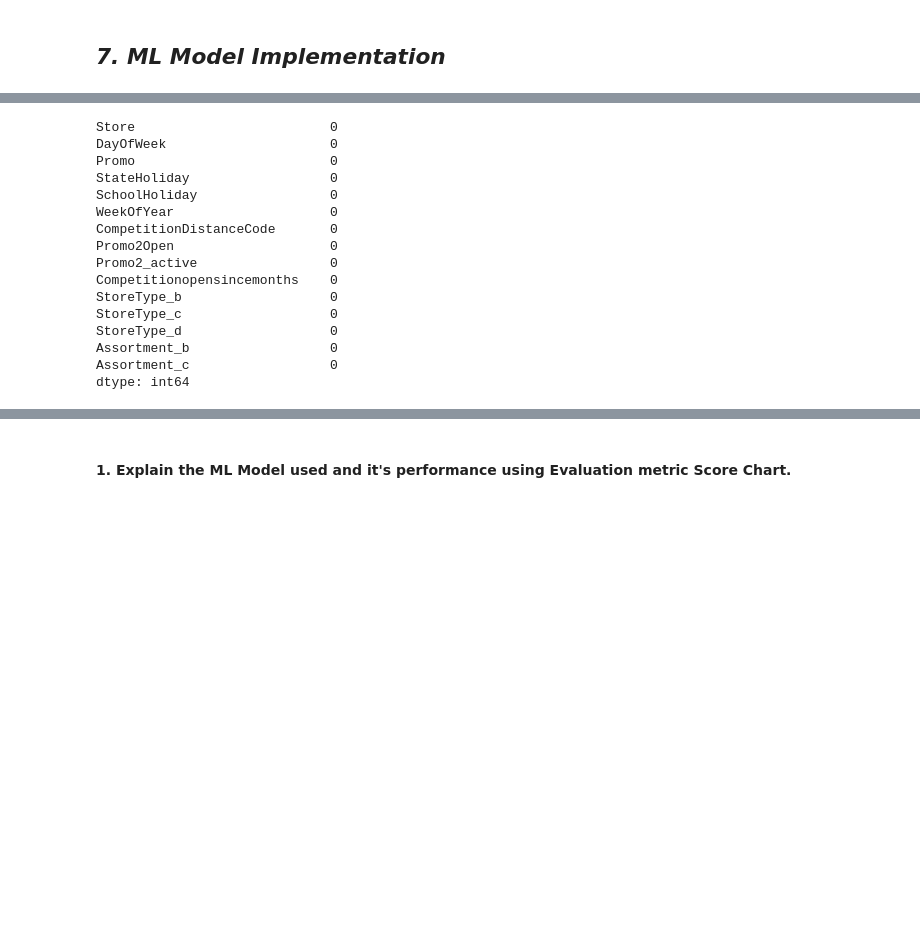
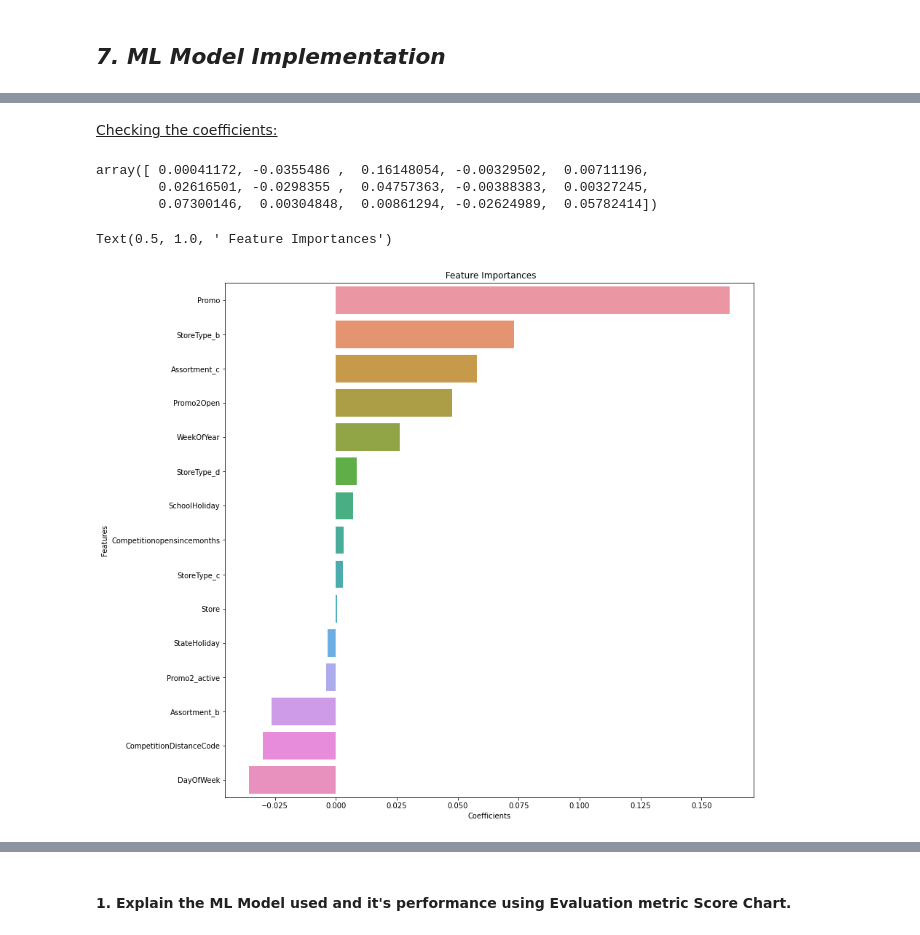
Before and after one commit to makdatascience/Retail_Sales_Prediction, a Jupyter notebook: Retail_Sales_Prediction.ipynb, the cells around one changed output, grey strips where cells are left out. Saved outputs shown, nothing was run; the diff lists cells and outputs as text; code cells hidden in the pictures; blank space fills up the shorter version.

```diff
--- a/Retail_Sales_Prediction.ipynb
+++ b/Retail_Sales_Prediction.ipynb
@@ -1716,24 +1711,11 @@ Answer Here.
 # %%
 # ML Model - 1 Implementation
-X_train.isna().sum()
+np.random.seed(42)  # for reproducible results
+linear_regressor= LinearRegression()
 
 # Fit the Algorithm
+linear_regressor.fit(X_train,y_train)
 
 # Predict on the model
+y_train_regression_pred= linear_regressor.predict(X_train)
+y_test_regression_pred= linear_regressor.predict(X_test)
-# %% [output]
-Store                         0
-DayOfWeek                     0
-Promo                         0
-StateHoliday                  0
-SchoolHoliday                 0
-WeekOfYear                    0
-CompetitionDistanceCode       0
-Promo2Open                    0
-Promo2_active                 0
-Competitionopensincemonths    0
-StoreType_b                   0
-StoreType_c                   0
-StoreType_d                   0
-Assortment_b                  0
-Assortment_c                  0
-dtype: int64
@@ -1755,0 +1722,22 @@ y_test_regression_pred= linear_regressor.predict(X_test)
+# %% [markdown]
+<u>Checking the coefficients:
+# %%
+# len(linear_regressor.coef_.tolist())
+linear_regressor.coef_[0]
+# %% [output]
+array([ 0.00041172, -0.0355486 ,  0.16148054, -0.00329502,  0.00711196,
+        0.02616501, -0.0298355 ,  0.04757363, -0.00388383,  0.00327245,
+        0.07300146,  0.00304848,  0.00861294, -0.02624989,  0.05782414])
+# %%
+# Checking the coefficients
+temp=pd.DataFrame()
+temp["Features"]=X_train.columns
+temp["Coefficients"]=linear_regressor.coef_[0].tolist()
+temp.sort_values(by=["Coefficients"],ascending= False, inplace= True)
+sns.barplot(temp["Coefficients"],temp["Features"])
+plt.title(" Feature Importances")
+
+# sns.barplot(list(X_train.columns),linear_regressor.coef_[0].tolist())
+# %% [output]
+Text(0.5, 1.0, ' Feature Importances')
+[figure, added]
```
Also changed, not shown: parts of 56 cells of this notebook.
